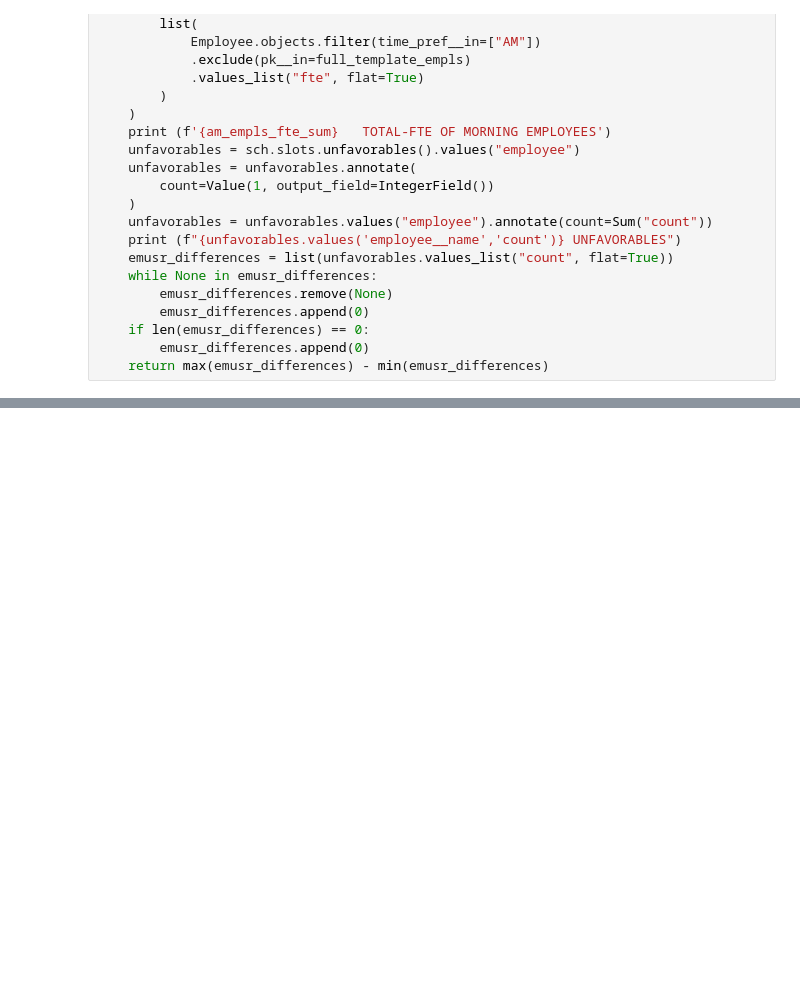
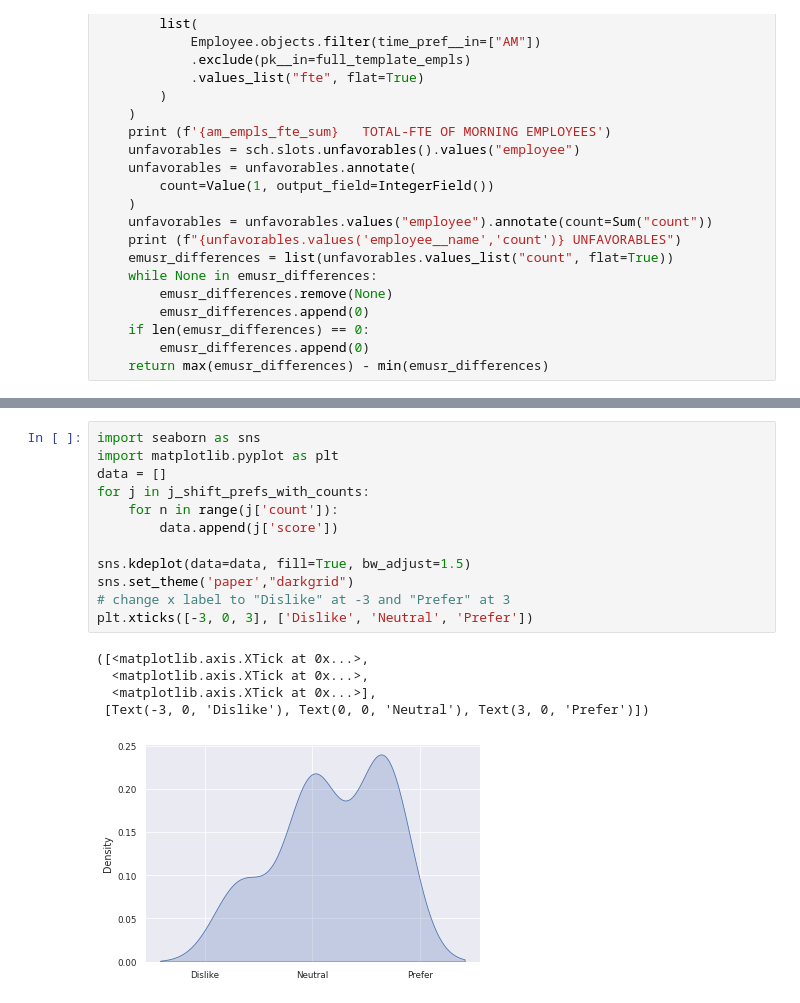
Before and after one commit to jts-bio/techn-i-cal, a Jupyter notebook: tests.ipynb, the cells around one changed output, grey strips where cells are left out. Cells and saved outputs as stored; diff of their text form; blank space fills up the shorter version.

```diff
--- a/tests.ipynb
+++ b/tests.ipynb
@@ -157,0 +189,18 @@ SCHEDULE: 2023-S1A
+# %%
+import seaborn as sns
+import matplotlib.pyplot as plt
+data = []
+for j in j_shift_prefs_with_counts:
+    for n in range(j['count']):
+        data.append(j['score'])
+
+sns.kdeplot(data=data, fill=True, bw_adjust=1.5)
+sns.set_theme('paper',"darkgrid")
+# change x label to "Dislike" at -3 and "Prefer" at 3
+plt.xticks([-3, 0, 3], ['Dislike', 'Neutral', 'Prefer'])
+# %% [output]
+([<matplotlib.axis.XTick at 0x...>,
+  <matplotlib.axis.XTick at 0x...>,
+  <matplotlib.axis.XTick at 0x...>],
+ [Text(-3, 0, 'Dislike'), Text(0, 0, 'Neutral'), Text(3, 0, 'Prefer')])
+[figure, added]
```
Also changed, not shown: parts of 6 cells of this notebook, 52 other files.
